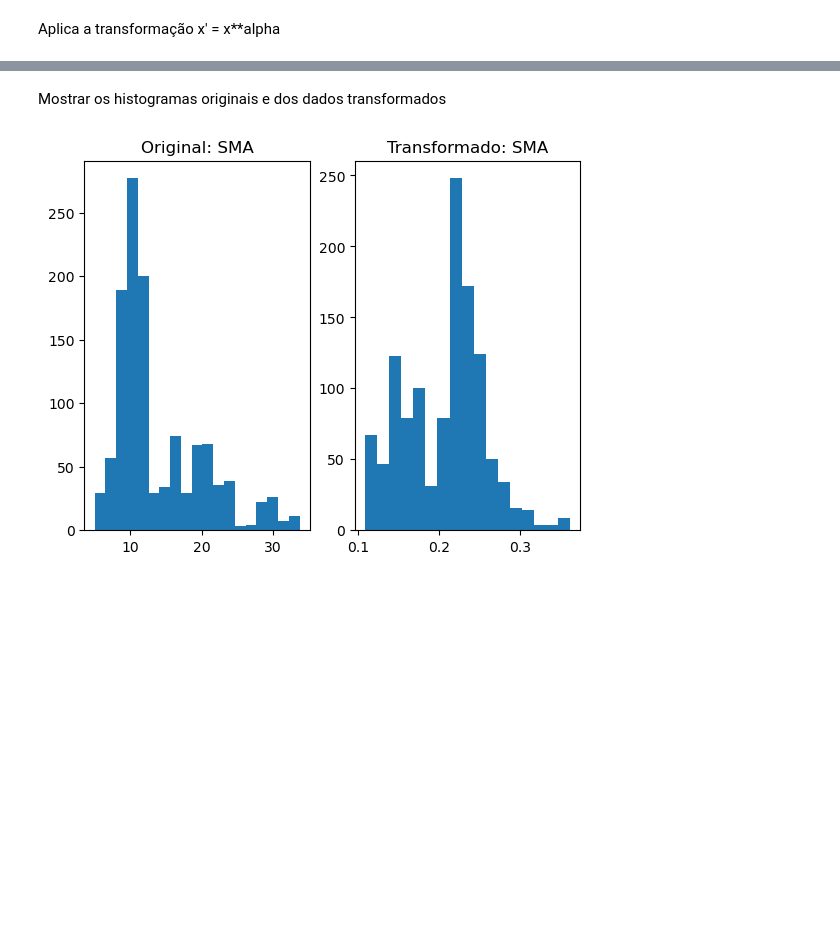
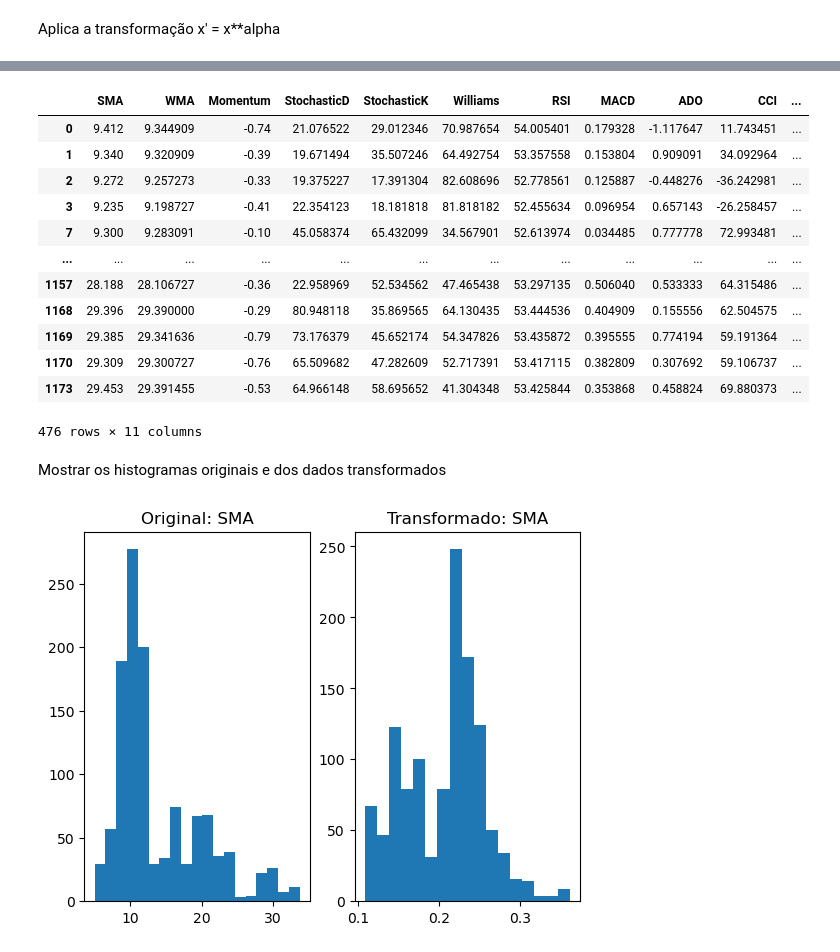
Before and after one commit to c-mmonteiro/t1-algo-feature, a Jupyter notebook: Trabaho1_MI.ipynb, the cells around one changed output, grey strips where cells are left out. Saved outputs shown, nothing was run; the diff lists cells and outputs as text; code cells hidden in the pictures; blank space fills up the shorter version.

```diff
--- a/Trabaho1_MI.ipynb
+++ b/Trabaho1_MI.ipynb
@@ -157,7 +158,7 @@ for idx in range(len(dados.columns)-1):
     study = opt.create_study(direction='maximize')
     study.optimize(lambda trial: objective(trial, idx), n_trials=100, show_progress_bar=False)
     print(f'{dados.columns[idx].ljust(13)} | {study.best_params["alpha"]:.3f}')
-    parametro_alpha_transformacao.append(study.best_params["alpha"])
+    parametro_alpha_transformacao.append(np.float64(study.best_params["alpha"]))
 # %% [output]
     Coluna    | Alfa
 --------------|-------------
@@ -176,4 +177,4 @@ Aplica a transformação x' = x**alpha
 # %%
 dados_transformados = pd.DataFrame()
 for idx, col in enumerate(colunas):
-    dados_transformados[col] = dados[col]**parametro_alpha_transformacao[idx]
+    dados_transformados[col] = np.power(dados[col], parametro_alpha_transformacao[idx])
@@ -180,3 +196,19 @@ for idx, col in enumerate(colunas):
+# %%
+dados[dados_transformados['Momentum'].isna()]
+# %% [output]
+|  | SMA | WMA | Momentum | StochasticD | StochasticK | Williams | RSI | MACD | ADO | CCI | ... |
+| 0 | 9.412 | 9.344909 | -0.74 | 21.076522 | 29.012346 | 70.987654 | 54.005401 | 0.179328 | -1.117647 | 11.743451 | ... |
+| 1 | 9.340 | 9.320909 | -0.39 | 19.671494 | 35.507246 | 64.492754 | 53.357558 | 0.153804 | 0.909091 | 34.092964 | ... |
+| 2 | 9.272 | 9.257273 | -0.33 | 19.375227 | 17.391304 | 82.608696 | 52.778561 | 0.125887 | -0.448276 | -36.242981 | ... |
+| 3 | 9.235 | 9.198727 | -0.41 | 22.354123 | 18.181818 | 81.818182 | 52.455634 | 0.096954 | 0.657143 | -26.258457 | ... |
+| 7 | 9.300 | 9.283091 | -0.10 | 45.058374 | 65.432099 | 34.567901 | 52.613974 | 0.034485 | 0.777778 | 72.993481 | ... |
+| ... | ... | ... | ... | ... | ... | ... | ... | ... | ... | ... | ... |
+| 1157 | 28.188 | 28.106727 | -0.36 | 22.958969 | 52.534562 | 47.465438 | 53.297135 | 0.506040 | 0.533333 | 64.315486 | ... |
+| 1168 | 29.396 | 29.390000 | -0.29 | 80.948118 | 35.869565 | 64.130435 | 53.444536 | 0.404909 | 0.155556 | 62.504575 | ... |
+| 1169 | 29.385 | 29.341636 | -0.79 | 73.176379 | 45.652174 | 54.347826 | 53.435872 | 0.395555 | 0.774194 | 59.191364 | ... |
+| 1170 | 29.309 | 29.300727 | -0.76 | 65.509682 | 47.282609 | 52.717391 | 53.417115 | 0.382809 | 0.307692 | 59.106737 | ... |
+| 1173 | 29.453 | 29.391455 | -0.53 | 64.966148 | 58.695652 | 41.304348 | 53.425844 | 0.353868 | 0.458824 | 69.880373 | ... |
+476 rows × 11 columns
 # %% [markdown]
 Mostrar os histogramas originais e dos dados transformados
 # %%
```
Also changed, not shown: parts of 8 cells of this notebook.
